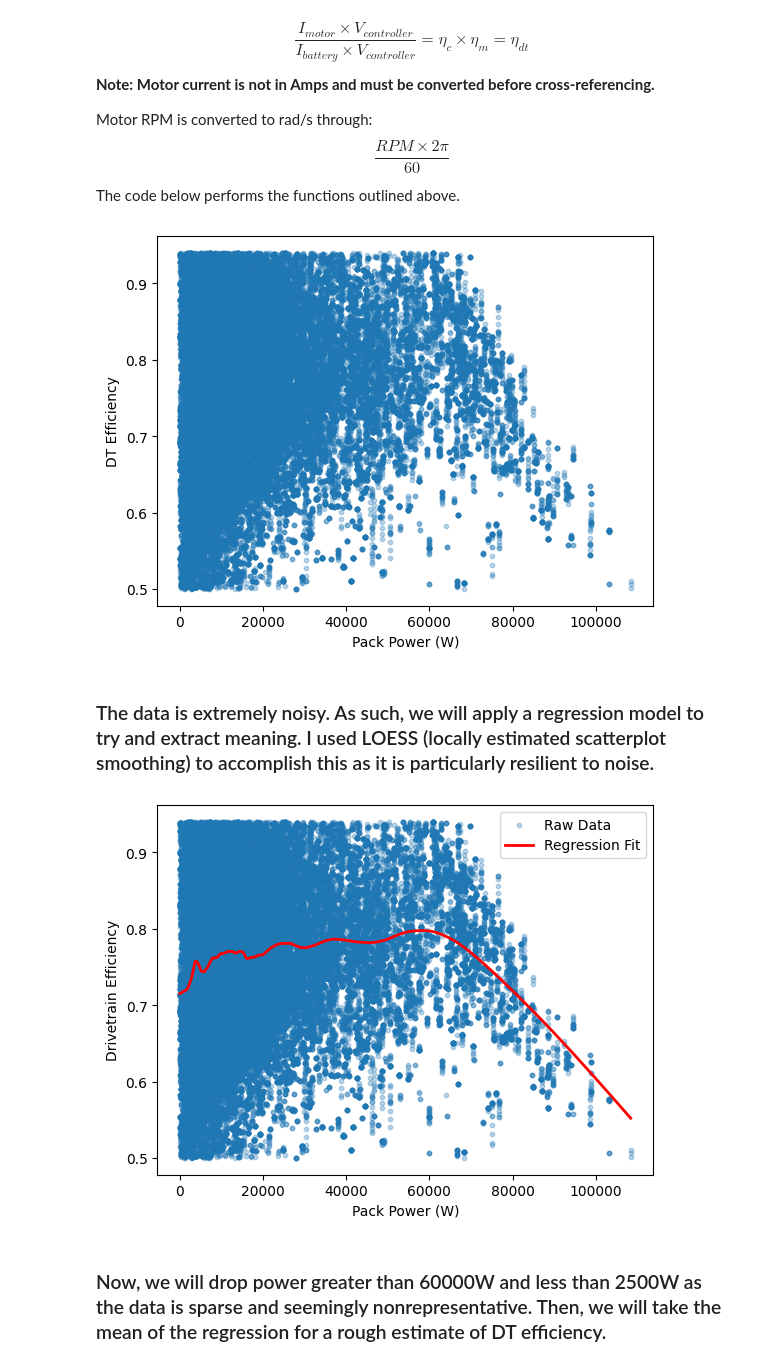
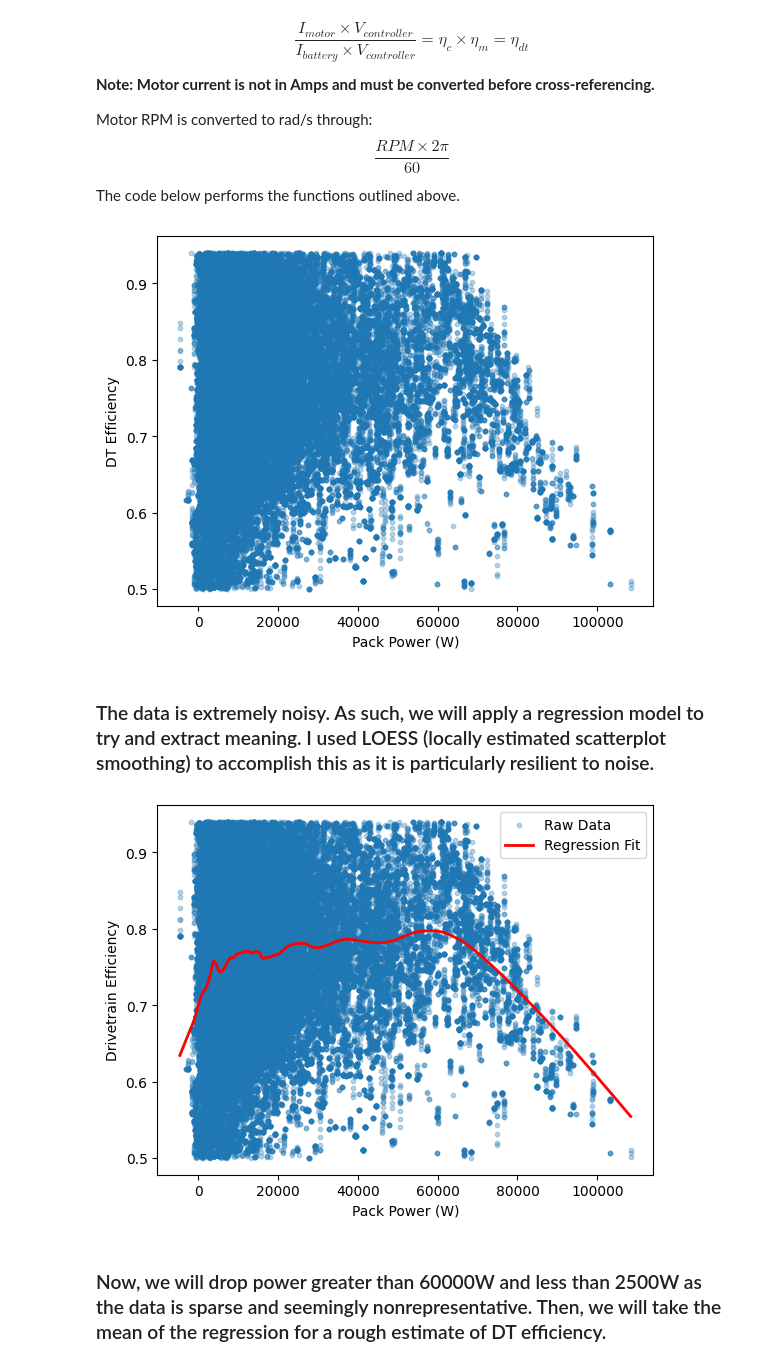
Before and after one commit to noahkae/UCR_03_Cooling_Data, a Jupyter notebook: study-endurance.ipynb, the cells around one changed output. Saved outputs shown, nothing was run; the diff lists cells and outputs as text; code cells hidden in the pictures.

```diff
--- a/study-endurance.ipynb
+++ b/study-endurance.ipynb
@@ -9,8 +9,8 @@ from scipy.interpolate import LinearNDInterpolator
 # %% [markdown]
 ## Open all files
 # %%
-directory = 'processed_data/processed_combined_converted.csv'
-df = pd.read_csv(directory)
+directory = 'processed_data/endurance.csv'
+endurance_df = pd.read_csv(directory)
 # %% [markdown]
 ## Attempting to calculate controller efficiency ($\eta_{c}$)
 
@@ -34,41 +34,42 @@ Using these variables, we can find the efficiency of the motor controller at eve
 Motor RPM is converted to rad/s through: $$\frac{RPM \times 2\pi}{60}$$ The code below performs the functions outlined above.
 # %%
 # calculate mechanical motor power
-df['motor power (w)'] = df['real torque']*(df['motor rpm']*((2*np.pi)/60))
+endurance_df['motor power (w)'] = endurance_df['real torque']*(endurance_df['motor rpm']*((2*np.pi)/60))
 
 # calculate efficiency based on mechanical power
-df['dt efficiency'] = df['motor power (w)']/df['pack power']
+endurance_df['dt efficiency'] = endurance_df['motor power (w)']/endurance_df['pack power']
 
-# drop the second half of the df as temperatures got too high, might impact efficiency
-df = df.iloc[:len(df)//2]
+# drop the second half of the endurance_df as temperatures got too high, might impact efficiency
+endurance_df = endurance_df.iloc[:len(endurance_df)//2]
 
-# drop cases below 50% and above 94% (physics limited impossibilities
-df = df[(df['dt efficiency'] >= 0.5) & (df['dt efficiency'] <= 0.94)]
+# drop cases below 50% and above 94% (physics limited impossibilities)
+endurance_df['dt efficiency'] = endurance_df['dt efficiency'].abs()
+endurance_df = endurance_df[(endurance_df['dt efficiency'] >= 0.5) & (endurance_df['dt efficiency'] <= 0.94)]
 
 # plot data
-plt.scatter(df['pack power'], df['dt efficiency'], s=10, alpha=0.3)
+plt.scatter(endurance_df['pack power'], endurance_df['dt efficiency'], s=10, alpha=0.3)
 plt.xlabel('Pack Power (W)')
 plt.ylabel('DT Efficiency')
 plt.show()
 # %% [output]
-[figure, old version]
+[figure, new version]
 # %% [markdown]
 ### The data is extremely noisy. As such, we will apply a regression model to try and extract meaning. I used LOESS (locally estimated scatterplot smoothing) to accomplish this as it is particularly resilient to noise.
 # %%
 from statsmodels.nonparametric.smoothers_lowess import lowess
 
-x = df['pack power']
-y = df['dt efficiency']
+x = endurance_df['pack power']
+y = endurance_df['dt efficiency']
 reg_fit = lowess(y, x, frac=0.1)
 
 plt.scatter(x, y, s=10, alpha=0.3, label='Raw Data')
 plt.plot(reg_fit[:, 0], reg_fit[:, 1], color='red', linewidth=2, label='Regression Fit')
 plt.legend()
 plt.xlabel('Pack Power (W)')
 plt.ylabel('Drivetrain Efficiency')
 plt.show()
 # %% [output]
-[figure, old version]
+[figure, new version]
 # %% [markdown]
 ### Now, we will drop power greater than 60000W and less than 2500W as the data is sparse and seemingly nonrepresentative. Then, we will take the mean of the regression for a rough estimate of DT efficiency.
 # %%
```
Also changed, not shown: parts of 3 cells of this notebook, 21 other files.
